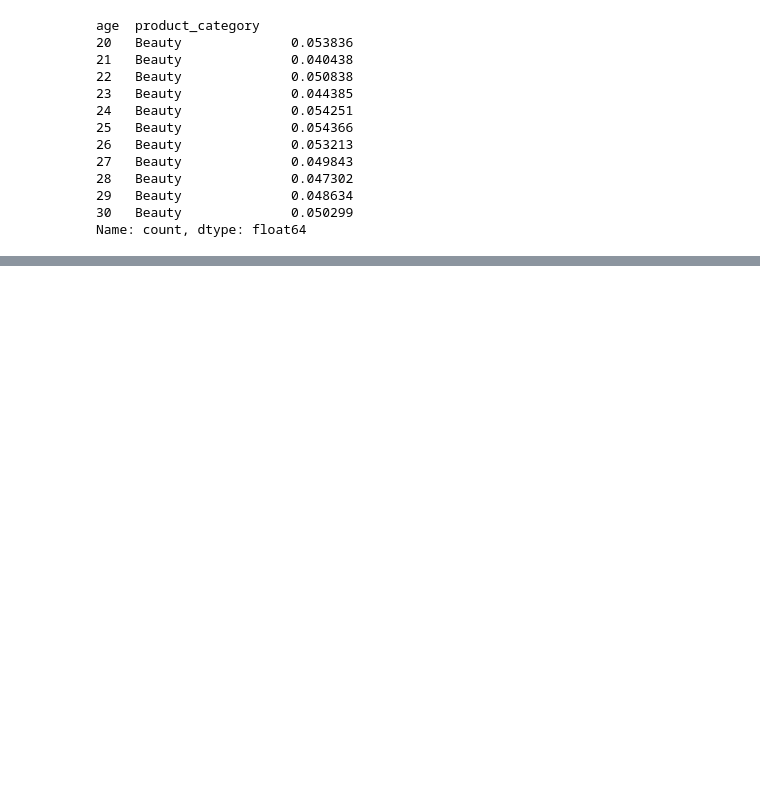
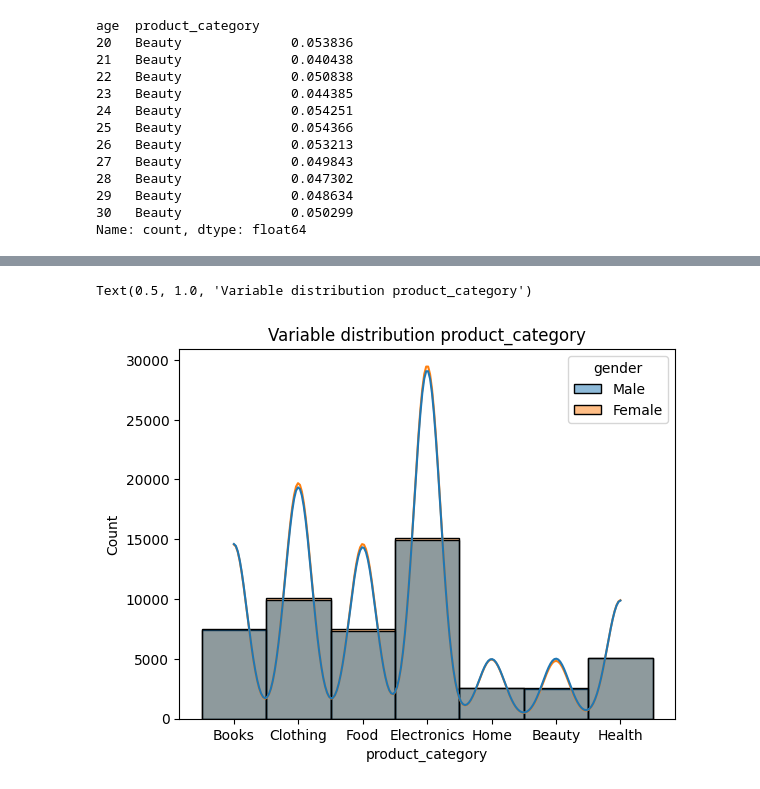
Before and after one commit to dv-tiagosilva/Customer_dataset_analysis, a Jupyter notebook: analysis_customer_dataset.ipynb, the cells around one changed output, grey strips where cells are left out. Drawn from its saved outputs; the diff is of its cells as text; code cells hidden in the pictures; blank space fills up the shorter version.

```diff
--- a/analysis_customer_dataset.ipynb
+++ b/analysis_customer_dataset.ipynb
@@ -532,0 +565,7 @@ Name: count, dtype: float64
+# %%
+#Showing the plot
+col = 'product_category'
+sns.histplot(data=data_customer, x='product_category', kde=True, hue='gender').set_title(f'Variable distribution {col}')
+# %% [output]
+Text(0.5, 1.0, 'Variable distribution product_category')
+[figure, added]
```
Also changed, not shown: parts of 30 cells of this notebook.
